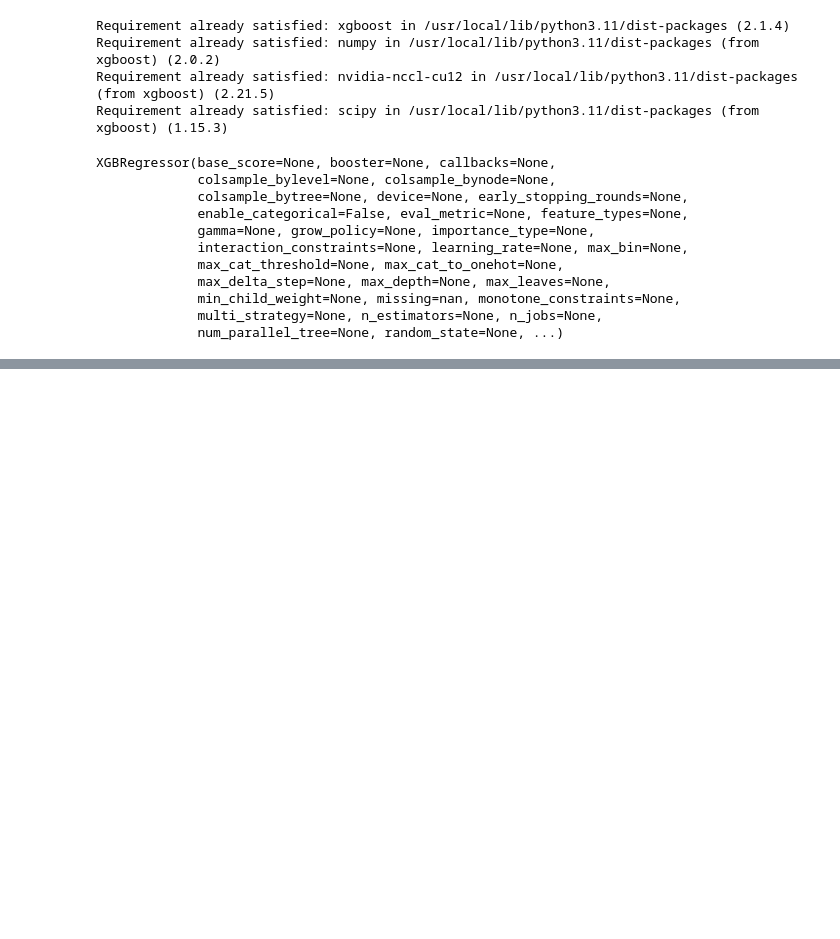
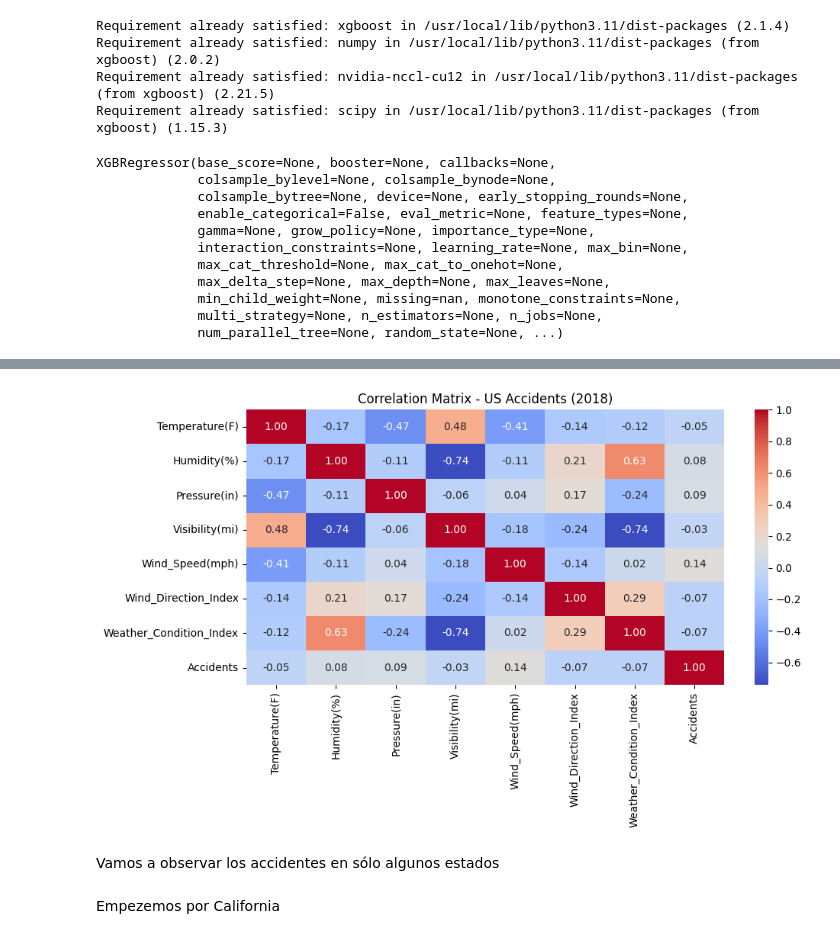
Before and after one commit to joanpedraza/ProyFinADGE-Pred_Acc_US, a Jupyter notebook: US_Accidents.ipynb, the cells around one changed output, grey strips where cells are left out. Drawn from its saved outputs; the diff is of its cells as text; code cells hidden in the pictures; blank space fills up the shorter version.

```diff
--- a/US_Accidents.ipynb
+++ b/US_Accidents.ipynb
@@ -78,5 +141,5 @@ df.select([
 # %%
-df_interest = df.select("Date", "City", "State", "Temperature(F)", "Humidity(%)", "Pressure(in)", "Visibility(mi)", "Wind_Speed(mph)", "Weather_Condition")
+df_interest = df.select("Date", "City", "State", "Temperature(F)", "Humidity(%)", "Pressure(in)", "Visibility(mi)", "Wind_Speed(mph)", "Wind_Direction", "Weather_Condition")
 # %%
 df_interest = df_interest.dropna()
 print("Cantidad de datos: ", df_interest.count())
@@ -86,7 +149,7 @@ Cantidad de datos:  1621127
 from pyspark.ml.feature import StringIndexer
 from pyspark.ml import Pipeline
 
-categorical_cols = ["City", "State", "Weather_Condition"]
+categorical_cols = ["City", "State", "Wind_Direction","Weather_Condition"]
 
 indexers = [
     StringIndexer(inputCol=col, outputCol=col + "_Index", handleInvalid="keep")
@@ -112,8 +175,8 @@ only showing top 5 rows
 # %%
 accidents_per_day = df_interest.groupBy("Date").count().withColumnRenamed("count", "Accidents")
 
-df_interest = df_interest.join(accidents_per_day, on="Date", how="left")
-df_interest = df_interest.drop("Start_Time")
+df_accidents_daily = df_interest.join(accidents_per_day, on="Date", how="left")
+df_accidents_daily = df_accidents_daily.drop("Start_Time")
 
-df_interest.show(5)
+df_accidents_daily.show(5)
 # %% [output]
@@ -396,0 +429,26 @@ plt.show()
+# %%
+from pyspark.sql import SparkSession
+import pandas as pd
+import seaborn as sns
+import matplotlib.pyplot as plt
+
+# Suponiendo que ya tienes df_countrywise_18
+selected_columns = ["Temperature(F)", "Humidity(%)", "Pressure(in)",
+                    "Visibility(mi)", "Wind_Speed(mph)", "Wind_Direction_Index", "Weather_Condition_Index", "Accidents"]
+
+# Convertir a pandas
+pdf = df_countrywise_18.select(selected_columns).toPandas()
+
+# Calcular matriz de correlación
+corr_matrix = pdf.corr()
+
+# Visualizar con seaborn
+plt.figure(figsize=(10, 6))
+sns.heatmap(corr_matrix, annot=True, cmap='coolwarm', fmt=".2f")
+plt.title("Correlation Matrix - US Accidents (2018)")
+plt.tight_layout()
+plt.show()
+# %% [output]
+[figure, added]
+# %% [markdown]
+Vamos a observar los accidentes en sólo algunos estados
@@ -396,0 +461,2 @@ plt.show()
+# %% [markdown]
+Empezemos por California
```
Also changed, not shown: parts of 57 cells of this notebook.
